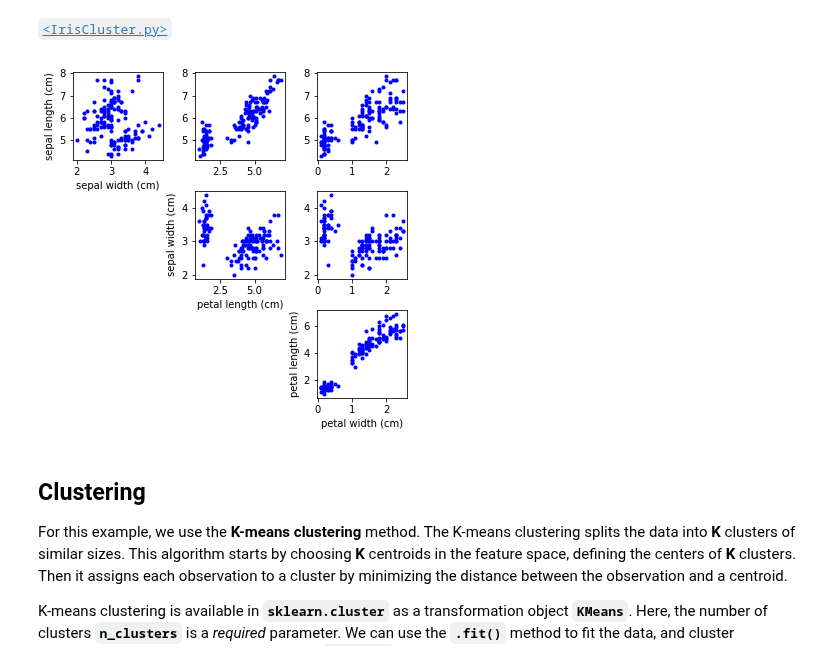
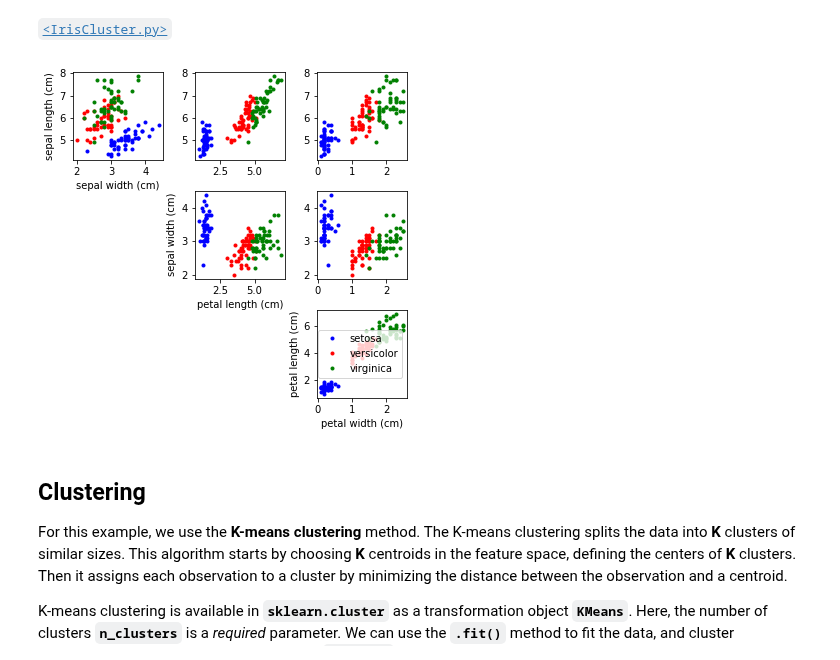
Before and after one commit to sathayas/JupyterfMRIFall2019, a Jupyter notebook: MachineLearning.ipynb, the cells around one changed output. Saved outputs shown, nothing was run; the diff lists cells and outputs as text; code cells hidden in the pictures.

```diff
--- a/MachineLearning.ipynb
+++ b/MachineLearning.ipynb
@@ -51,6 +51,7 @@ import numpy as np
 import matplotlib.pyplot as plt
 from sklearn.cluster import KMeans
 from sklearn import datasets
+from sklearn.preprocessing import StandardScaler
 
 
 # Loading the iris data
@@ -58,28 +59,35 @@ iris = datasets.load_iris()
 X = iris.data    # Data
 y = iris.target  # Target i.e., true clusters
 varNames = iris.feature_names  # variable names
+targetNames = iris.target_names  # names of irises
 nVar = X.shape[1]  # number of features
 # %%
 %matplotlib inline
 # %%
 # plotting the data
 plt.figure(figsize=[6, 6])
 
 # generating subplots
+y_set = list(set(y))
+c_points = ['b.','r.','g.']
 for iRow in range(nVar-1):  # subplot row index
     for iCol in range(iRow+1, nVar):  # subplot column index
         indPlot = (nVar-1)*iRow + iCol
         plt.subplot(nVar-1, nVar-1, indPlot)
-        plt.plot(X[:,iCol], X[:,iRow], 'b.')
+        for iIris in y_set:
+            plt.plot(X[y==iIris,iCol], X[y==iIris,iRow],
+                     c_points[iIris], label=targetNames[iIris])
         if iCol==iRow+1:
             plt.xlabel(varNames[iCol])
             plt.ylabel(varNames[iRow])
+        if iRow==(nVar-2) and iCol==(nVar-1):
+            plt.legend()
 
 # adjusting the space between subplots
 plt.subplots_adjust(wspace=0.35, hspace=0.35)
 plt.show()
 # %% [output]
-[figure, old version]
+[figure, new version]
 # %% [markdown]
 ## Clustering
 For this example, we use the **K-means clustering** method. The K-means clustering splits the data into **K** clusters of similar sizes. This algorithm starts by choosing **K** centroids in the feature space, defining the centers of **K** clusters. Then it assigns each observation to a cluster by minimizing the distance between the observation and a centroid.
```
Also changed, not shown: parts of 16 cells of this notebook.
